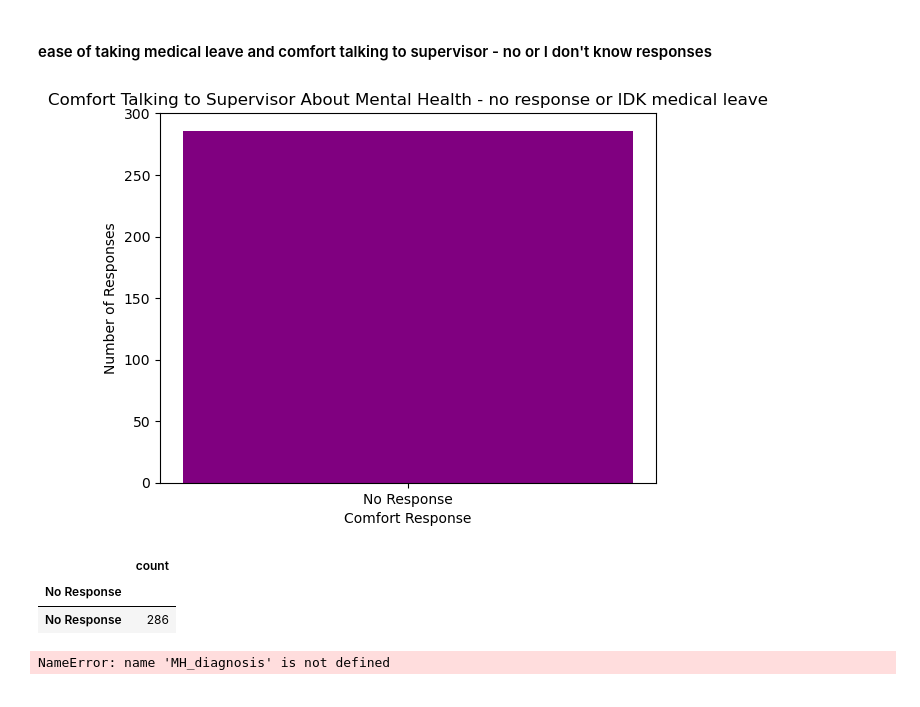
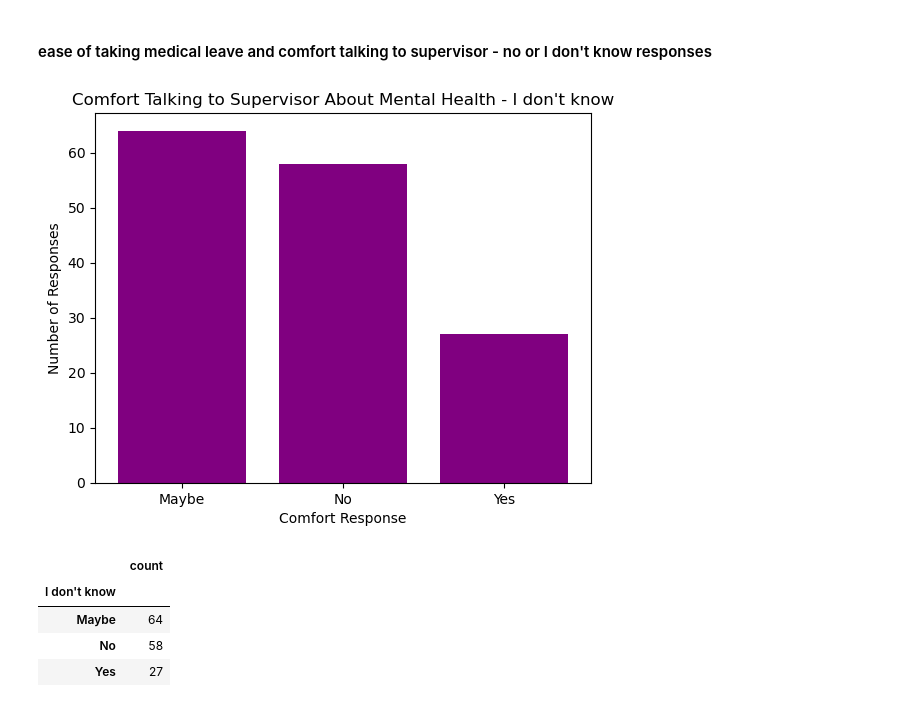
Before and after one commit to SecondHandSushi/Project-1-Mental-Tech, a Jupyter notebook: leave_work.ipynb, the cells around one changed output. Saved outputs shown, nothing was run; the diff lists cells and outputs as text; code cells hidden in the pictures.

```diff
--- a/leave_work.ipynb
+++ b/leave_work.ipynb
@@ -192,50 +190,32 @@ very_diff_answer
 # %% [markdown]
 #### ease of taking medical leave and comfort talking to supervisor - no or I don't know responses
 # %%
-idk_answer = leave_work_df.loc[leave_work_df["request_med_leave"] == "No Response", :]
+idk_answer = leave_work_df.loc[leave_work_df["request_med_leave"] == "I don't know", :]
 idk_answer_mh = idk_answer[["comf_discuss_mh_disorder_cur_superv", "request_med_leave"]]
 
 idk_answers = pd.DataFrame(idk_answer_mh["comf_discuss_mh_disorder_cur_superv"].value_counts())
-idk_answers.index.names = ["No Response"]
+idk_answers.index.names = ["I don't know"]
 plt.bar(idk_answers.index, idk_answers["count"], color = "purple")
 
 # Incorporate the other graph properties
 plt.xticks(fontsize=10)
 plt.yticks(fontsize=10)
-plt.title("Comfort Talking to Supervisor About Mental Health - no response or IDK medical leave")
+plt.title("Comfort Talking to Supervisor About Mental Health - I don't know")
 plt.xlabel("Comfort Response")
 plt.ylabel("Number of Responses")
 
 # Save the figure
 plt.savefig("Figures/idk_medical_leave.png")
 
 # Show plot
 plt.show()
 # %% [output]
-[figure, old version]
+[figure, new version]
 # %%
 idk_answers
 # %% [output]
 |  | count |
-| No Response |  |
-| No Response | 286 |
+| I don't know |  |
+| Maybe | 64 |
+| No | 58 |
+| Yes | 27 |
-# %%
-comfort = ["Very easy", "Yes", "Maybe"]
-no_number = [114, 143, 96]
-yes_number = [179, 168, 78]
-maybe_number = [146, 139, 96]
-no_response = [89, 124, 73]
-
-MH_diagnosis_df = pd.DataFrame({"No": no_number, "Yes": yes_number, "Maybe": maybe_number, "No response": no_response}, index=MH_diagnosis)
-MH_diagnosis_df.plot.bar(rot=7)
-plt.xticks(fontsize=10)
-plt.yticks(fontsize=10)
-plt.title("Comfort Talking to Supervisor About Mental Health Compared to Current Mental Health Diagnosis")
-plt.xlabel("Diagnosis")
-plt.ylabel("Comfort Talking")
-
-# Save the figure
-plt.savefig("Figures/diagnosis_fullcurrentdiag.png")
-plt.show()
-# %% [output]
-NameError: name 'MH_diagnosis' is not defined
```
Also changed, not shown: parts of 6 cells of this notebook, 10 other files.
